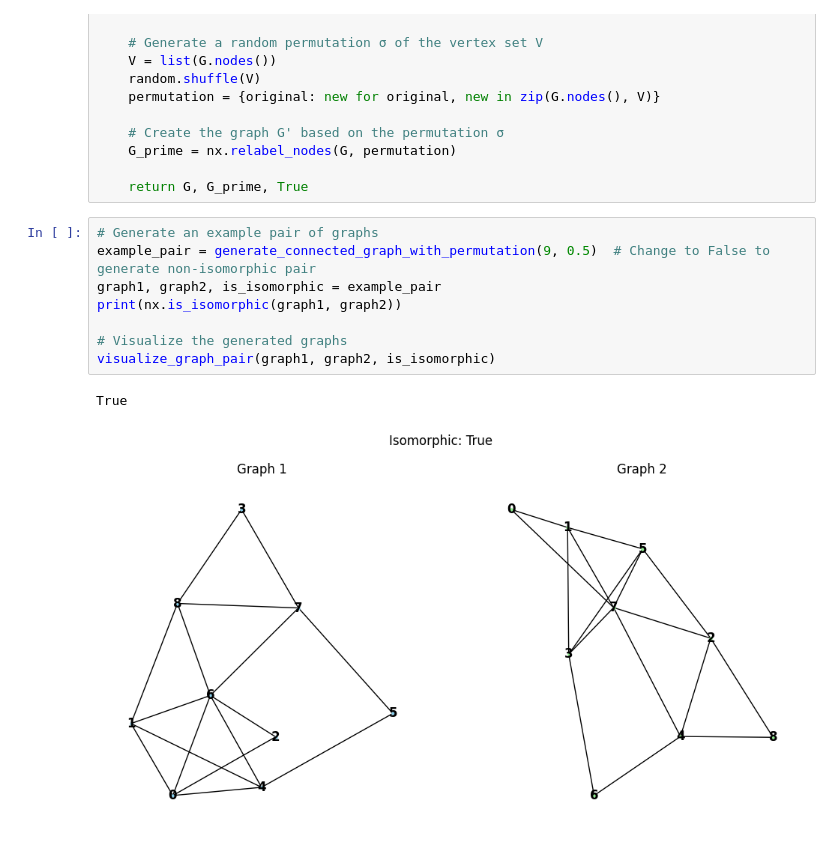
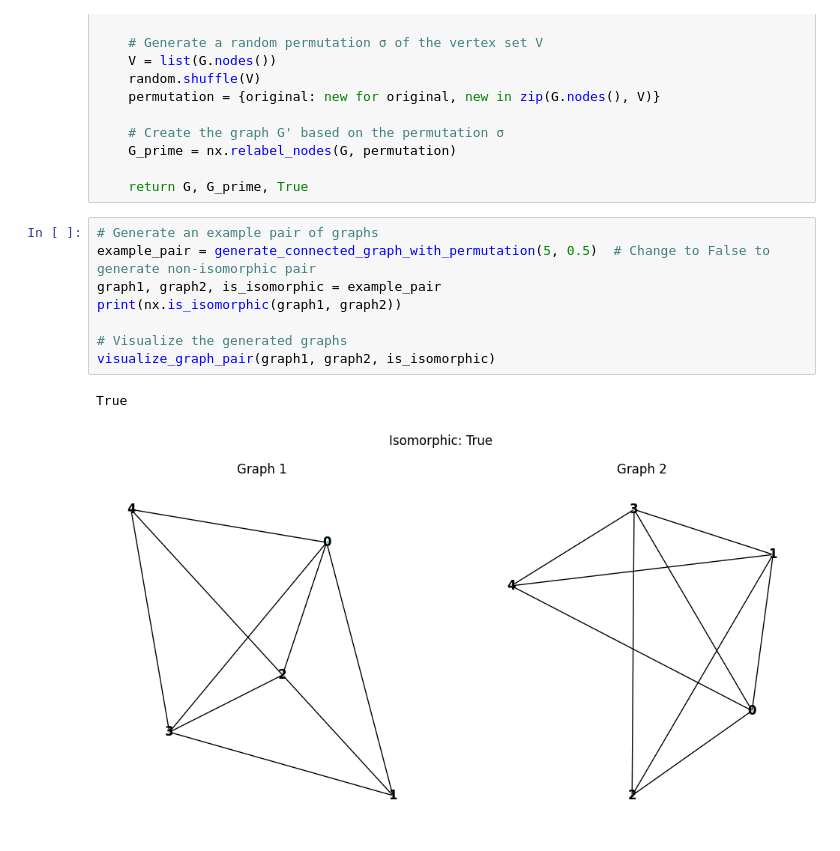
Before and after one commit to cthulhu369/ML-NYU, a Jupyter notebook: graph_iso/box1.ipynb, the cells around one changed output. Drawn from its saved outputs; the diff is of its cells as text.

```diff
--- a/graph_iso/box1.ipynb
+++ b/graph_iso/box1.ipynb
@@ -142,12 +134,12 @@ def generate_connected_graph_with_permutation(num_nodes, edge_prob):
     return G, G_prime, True
 # %%
 # Generate an example pair of graphs
-example_pair = generate_connected_graph_with_permutation(9, 0.5)  # Change to False to generate non-isomorphic pair
+example_pair = generate_connected_graph_with_permutation(5, 0.5)  # Change to False to generate non-isomorphic pair
 graph1, graph2, is_isomorphic = example_pair
 print(nx.is_isomorphic(graph1, graph2))
 
 # Visualize the generated graphs
 visualize_graph_pair(graph1, graph2, is_isomorphic)
 # %% [output]
 True
-[figure, old version]
+[figure, new version]
```
Also changed, not shown: parts of 3 cells of this notebook, 2 other files.
